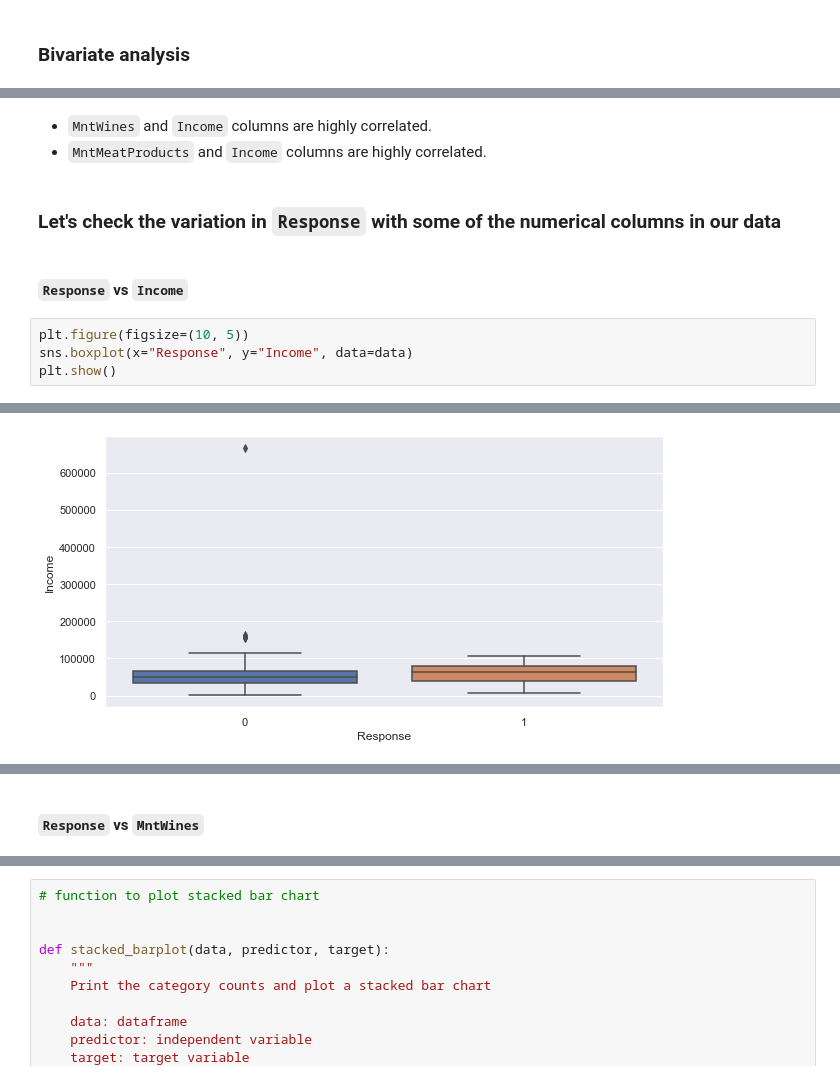
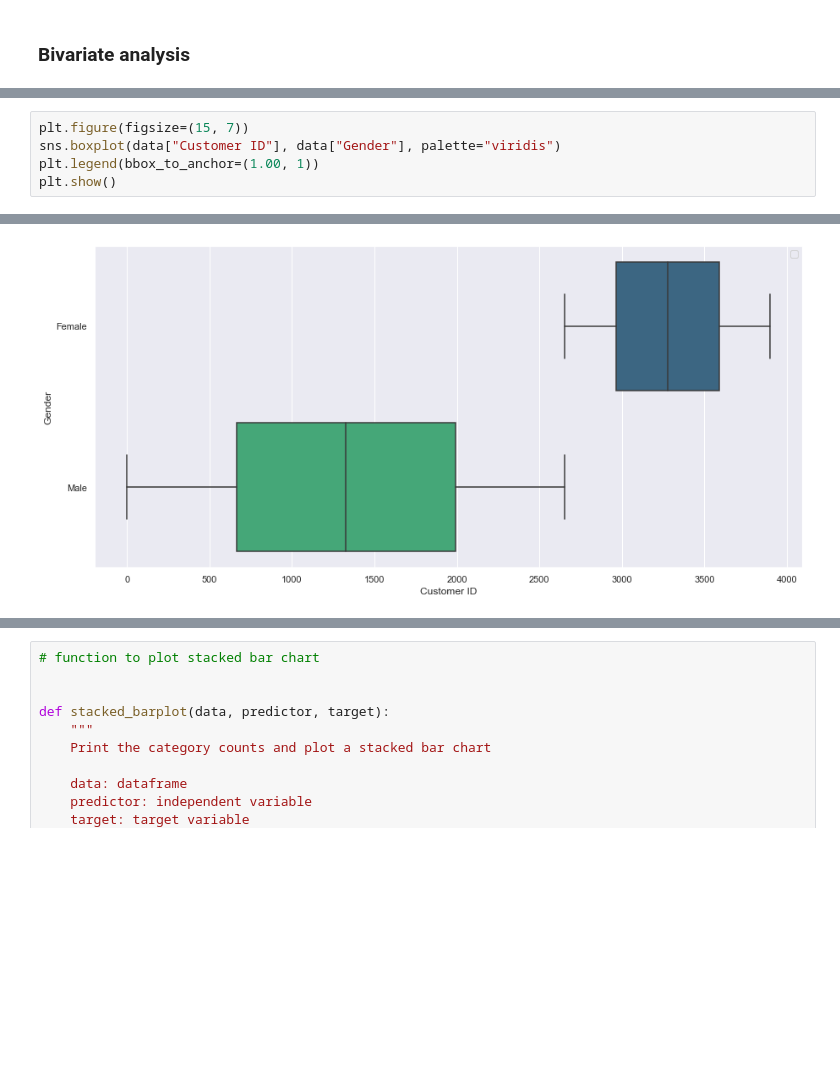
Before and after one commit to NataliaVelasquez18/boosting_revenue_by_understanding_consumer_trends, a Jupyter notebook: Consumer_trends_EDA_and_Visualization.ipynb, the cells around one changed output, grey strips where cells are left out. Drawn from its saved outputs; the diff is of its cells as text; blank space fills up the shorter version.

```diff
--- a/Consumer_trends_EDA_and_Visualization.ipynb
+++ b/Consumer_trends_EDA_and_Visualization.ipynb
@@ -674,12 +616,6 @@ plt.show()
-# %% [markdown]
-* `MntWines` and `Income` columns are highly correlated.
-* `MntMeatProducts` and `Income` columns are highly correlated.
-# %% [markdown]
-### Let's check the variation in `Response` with some of the numerical columns in our data
-# %% [markdown]
-#### `Response` vs `Income`
 # %%
-plt.figure(figsize=(10, 5))
-sns.boxplot(x="Response", y="Income", data=data)
+plt.figure(figsize=(15, 7))
+sns.boxplot(data["Customer ID"], data["Gender"], palette="viridis")
+plt.legend(bbox_to_anchor=(1.00, 1))
 plt.show()
 # %% [output]
@@ -686,5 +623,3 @@ plt.show()
-[figure, old version]
+[figure, new version]
 [interactive output not drawn]
-# %% [markdown]
-#### `Response` vs `MntWines`
 # %%
```
Also changed, not shown: parts of 95 cells of this notebook.
